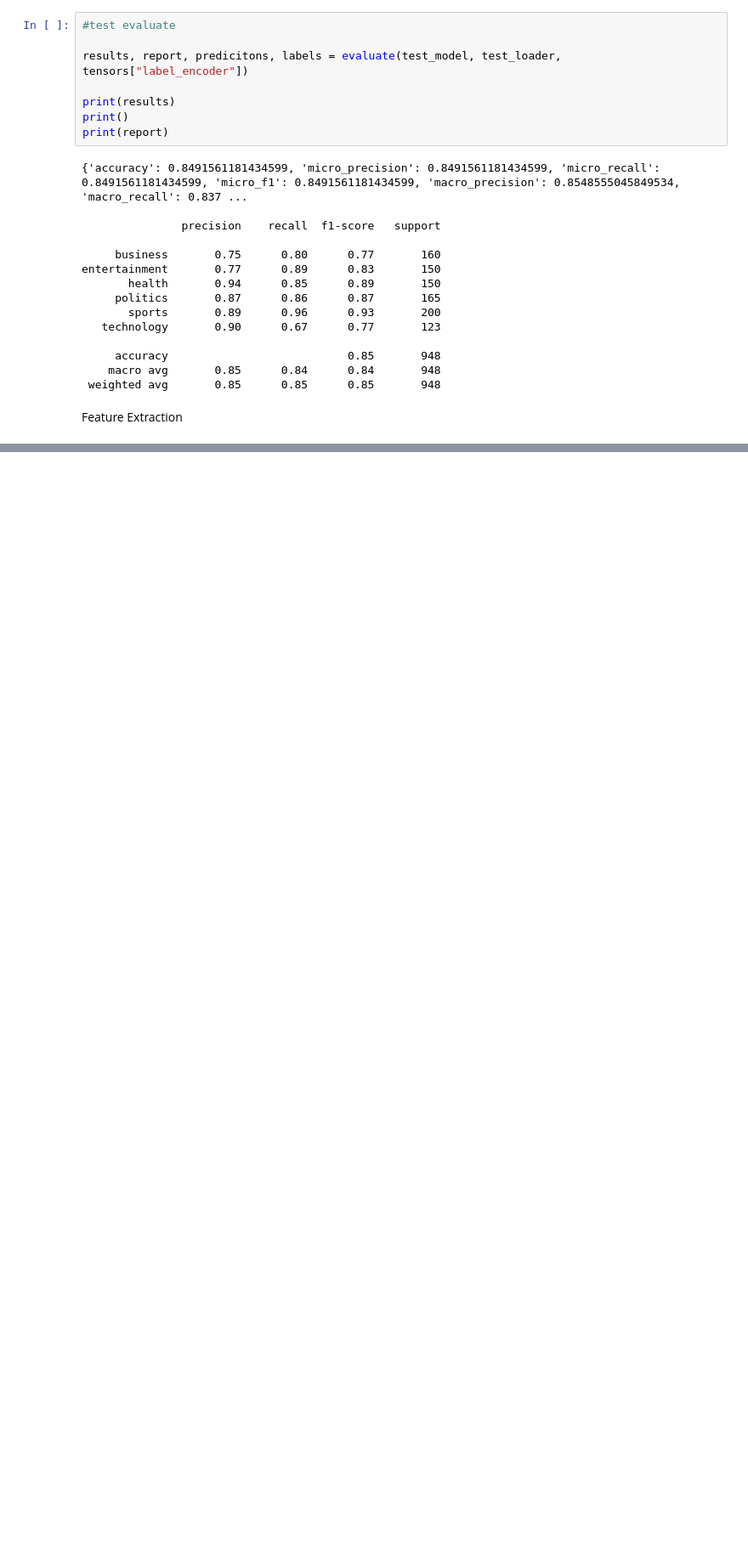
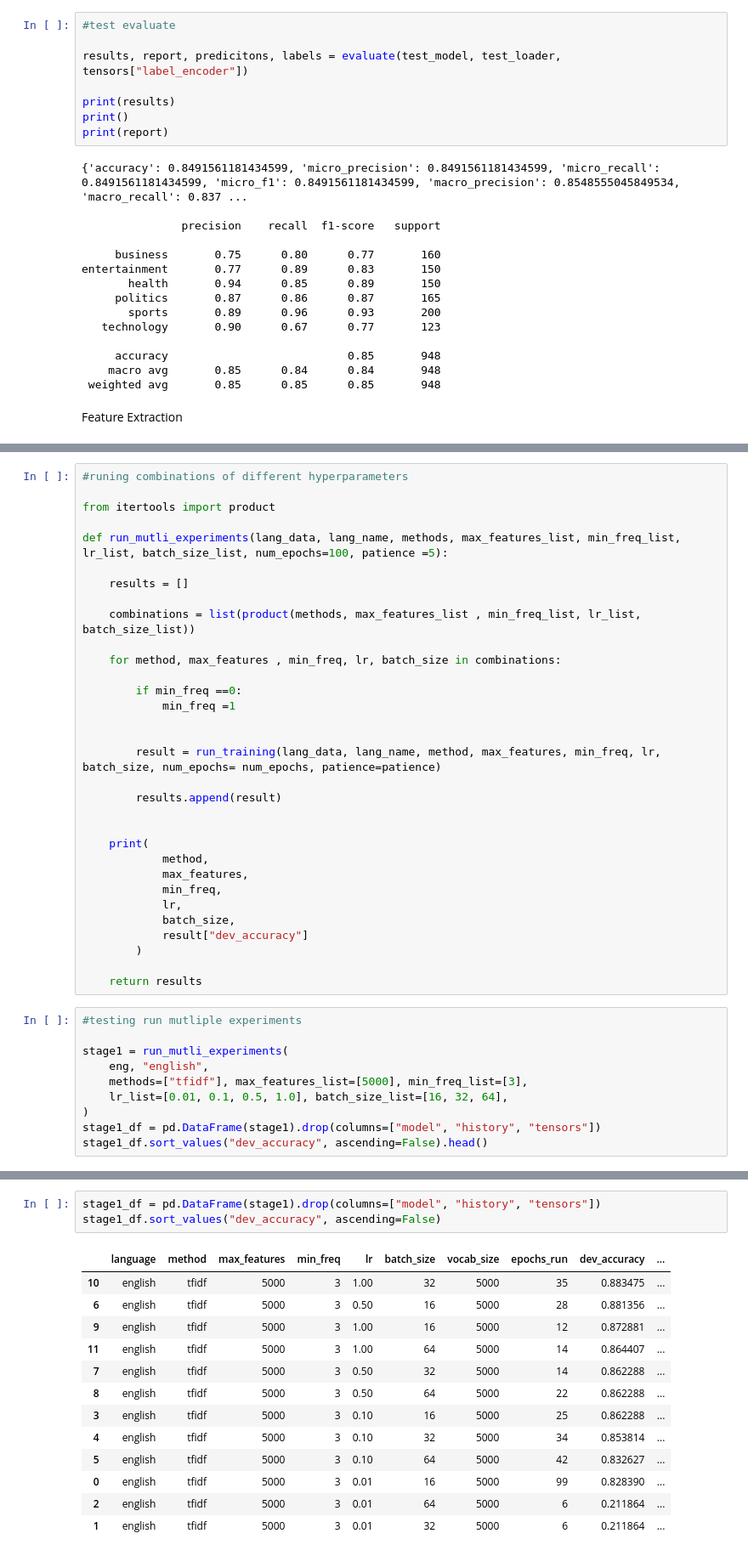
Before and after one commit to Tlotloolifant/Assignment-2, a Jupyter notebook: Assignment 2.ipynb, the cells around one changed output, grey strips where cells are left out. Shown at 85% size. Saved outputs shown, nothing was run; the diff lists cells and outputs as text; blank space fills up the shorter version.

```diff
--- a/Assignment 2.ipynb
+++ b/Assignment 2.ipynb
@@ -486,0 +499,42 @@ tfidf 10 5000 0.8389830508474576
+# %%
+#runing combinations of different hyperparameters
+
+from itertools import product
+
+def run_mutli_experiments(lang_data, lang_name, methods, max_features_list, min_freq_list, lr_list, batch_size_list, num_epochs=100, patience =5):
+
+    results = []
+
+    combinations = list(product(methods, max_features_list , min_freq_list, lr_list, batch_size_list))
+
+    for method, max_features , min_freq, lr, batch_size in combinations:
+
+        if min_freq ==0:
+            min_freq =1
+
+
+        result = run_training(lang_data, lang_name, method, max_features, min_freq, lr, batch_size, num_epochs= num_epochs, patience=patience)
+
+        results.append(result)
+
+
+    print(
+            method,
+            max_features,
+            min_freq,
+            lr,
+            batch_size,
+            result["dev_accuracy"]
+        )
+
+    return results
+# %%
+#testing run mutliple experiments
+
+stage1 = run_mutli_experiments(
+    eng, "english",
+    methods=["tfidf"], max_features_list=[5000], min_freq_list=[3],
+    lr_list=[0.01, 0.1, 0.5, 1.0], batch_size_list=[16, 32, 64],
+)
+stage1_df = pd.DataFrame(stage1).drop(columns=["model", "history", "tensors"])
+stage1_df.sort_values("dev_accuracy", ascending=False).head()
@@ -486,0 +565,17 @@ tfidf 10 5000 0.8389830508474576
+# %%
+stage1_df = pd.DataFrame(stage1).drop(columns=["model", "history", "tensors"])
+stage1_df.sort_values("dev_accuracy", ascending=False)
+# %% [output]
+|  | language | method | max_features | min_freq | lr | batch_size | vocab_size | epochs_run | dev_accuracy | ... |
+| 10 | english | tfidf | 5000 | 3 | 1.00 | 32 | 5000 | 35 | 0.883475 | ... |
+| 6 | english | tfidf | 5000 | 3 | 0.50 | 16 | 5000 | 28 | 0.881356 | ... |
+| 9 | english | tfidf | 5000 | 3 | 1.00 | 16 | 5000 | 12 | 0.872881 | ... |
+| 11 | english | tfidf | 5000 | 3 | 1.00 | 64 | 5000 | 14 | 0.864407 | ... |
+| 7 | english | tfidf | 5000 | 3 | 0.50 | 32 | 5000 | 14 | 0.862288 | ... |
+| 8 | english | tfidf | 5000 | 3 | 0.50 | 64 | 5000 | 22 | 0.862288 | ... |
+| 3 | english | tfidf | 5000 | 3 | 0.10 | 16 | 5000 | 25 | 0.862288 | ... |
+| 4 | english | tfidf | 5000 | 3 | 0.10 | 32 | 5000 | 34 | 0.853814 | ... |
+| 5 | english | tfidf | 5000 | 3 | 0.10 | 64 | 5000 | 42 | 0.832627 | ... |
+| 0 | english | tfidf | 5000 | 3 | 0.01 | 16 | 5000 | 99 | 0.828390 | ... |
+| 2 | english | tfidf | 5000 | 3 | 0.01 | 64 | 5000 | 6 | 0.211864 | ... |
+| 1 | english | tfidf | 5000 | 3 | 0.01 | 32 | 5000 | 6 | 0.211864 | ... |
```
Also changed, not shown: parts of 7 cells of this notebook.
